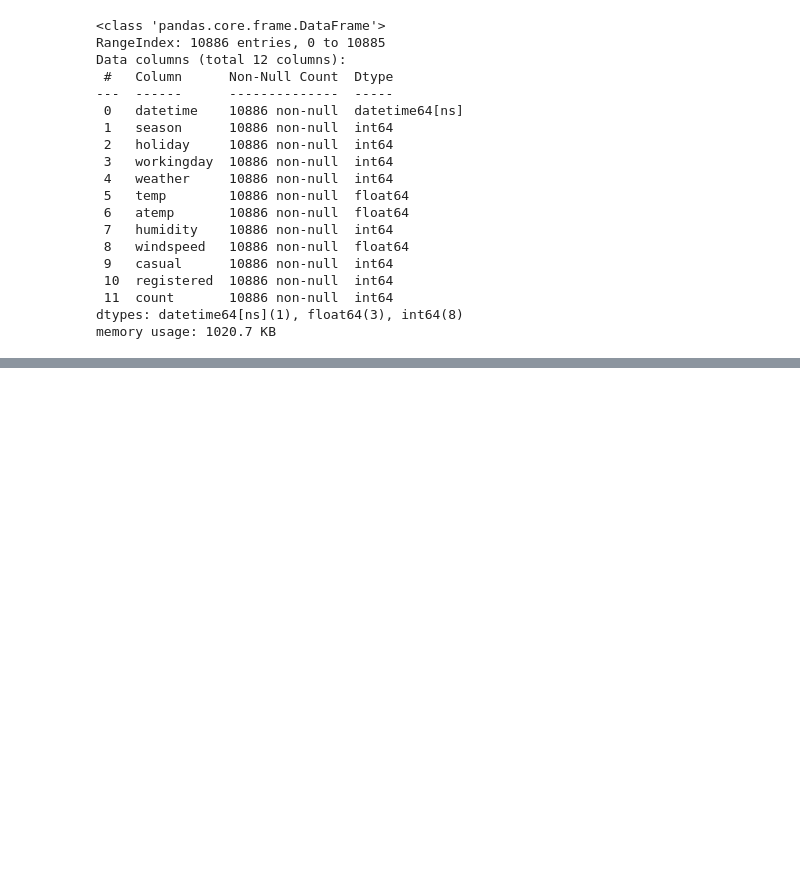
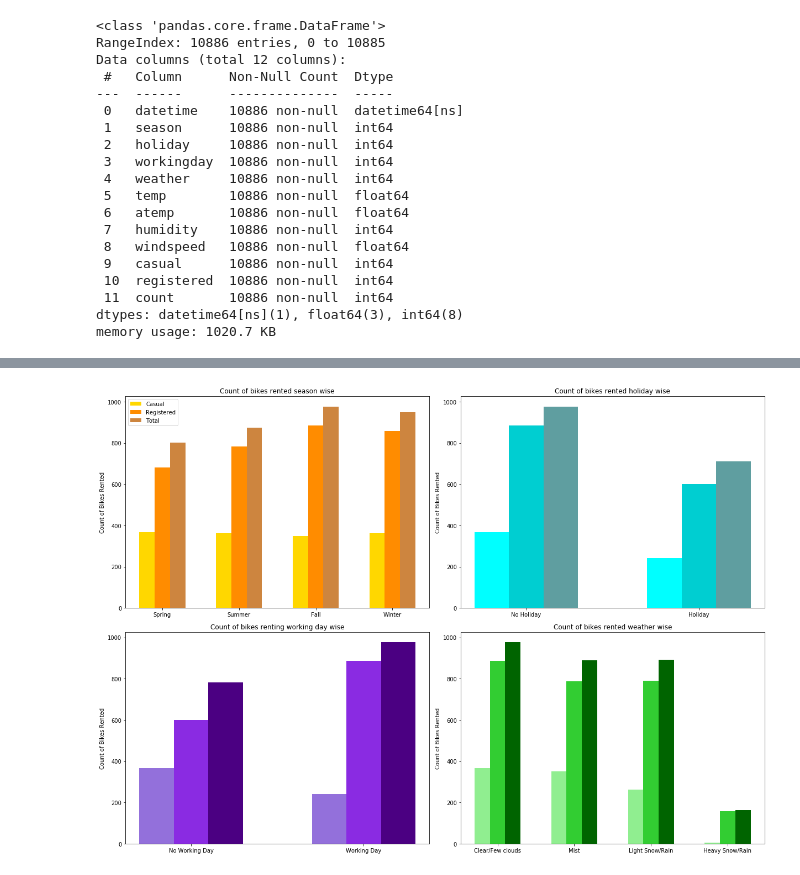
Before and after one commit to Mrunali95/Sharing-Bike-Rental-Analysis-and-Prediction, a Jupyter notebook: Bike.ipynb, the cells around one changed output, grey strips where cells are left out. Saved outputs shown, nothing was run; the diff lists cells and outputs as text; code cells hidden in the pictures; blank space fills up the shorter version.

```diff
--- a/Bike.ipynb
+++ b/Bike.ipynb
@@ -191,0 +71,8 @@ array([92.76597555, 79.88338911, 79.88338911, ..., 91.3772732 ,
+# %%
+train['datetime']= pd.to_datetime(train['datetime'])
+test['datetime']= pd.to_datetime(test['datetime'])
+
+## Getting hour when the bike was rented and storing in column 'hour'
+train.loc[:, ('hour')] = train.datetime.dt.hour
+test.loc[:, ('hour')] = train.datetime.dt.hour
+train.head()
@@ -191,0 +86,52 @@ array([92.76597555, 79.88338911, 79.88338911, ..., 91.3772732 ,
+# %%
+## Visualization of count of rented bikes seasonwise, weatherwise, holidaywise and working daywise
+## bar plot contains three bars: casual count(casualy rented bikes), registered count(bikes rented by registered users) and
+## total count of bikes rented
+
+f, axarr = plt.subplots(2, 2, figsize=(17, 12))
+bar_width = 0.2
+
+## 1st plot
+plt.subplot(2,2,1)
+_ = plt.bar(train['season'], train['casual'], bar_width,color='gold',label='Casual')
+_ = plt.bar(train['season'] + bar_width, train['registered'], bar_width,color='darkorange',label='Registered')
+_ = plt.bar(train['season'] + bar_width + bar_width, train['count'], bar_width,color='peru',label='Total')
+plt.title('Count of bikes rented season wise')
+plt.ylabel('Count of Bikes Rented')
+plt.xticks([1.2,2.2,3.2,4.2], ('Spring', 'Summer', 'Fall', 'Winter'))
+plt.legend()
+
+##2nd plot
+plt.subplot(2,2,2)
+day = ('No Holiday', 'Holiday')
+_ = plt.bar(train['holiday'], train['casual'], bar_width,color='aqua',label='Casual')
+_ = plt.bar(train['holiday'] + bar_width, train['registered'], bar_width,color='darkturquoise',label='Registered')
+_ = plt.bar(train['holiday'] + bar_width + bar_width, train['count'], bar_width,color='cadetblue',label='Total')
+_ = plt.title("Count of bikes rented holiday wise")
+_ = plt.xticks([0.2,1.2], day)
+_ = plt.ylabel('Count of Bikes Rented')
+
+##3nd plot
+plt.subplot(2,2,3)
+day = ('No Working Day', 'Working Day')
+_ = plt.bar(train['workingday'], train['casual'], bar_width,color='mediumpurple',label='Casual')
+_ = plt.bar(train['workingday'] + bar_width, train['registered'], bar_width,color='blueviolet',label='Registered')
+_ = plt.bar(train['workingday'] + bar_width + bar_width, train['count'], bar_width,color='indigo',label='Total')
+_ = plt.title("Count of bikes renting working day wise")
+_ = plt.xticks([0.2,1.2], day)
+_ = plt.ylabel('Count of Bikes Rented')
+
+## 4st plot
+plt.subplot(2,2,4)
+weather = ('Clear/Few clouds', 'Mist', 'Light Snow/Rain', 'Heavy Snow/Rain')
+_ = plt.bar(train['weather'], train['casual'], bar_width,color='lightgreen',label='Casual')
+_ = plt.bar(train['weather'] + bar_width, train['registered'], bar_width,color='limegreen',label='Registered')
+_ = plt.bar(train['weather'] + bar_width + bar_width, train['count'], bar_width,color='darkgreen',label='Total')
+_ = plt.title("Count of bikes rented weather wise")
+_ = plt.xticks([1.2,2.2,3.2,4.2], weather)
+_ = plt.ylabel('Count of Bikes Rented')
+
+plt.tight_layout()
+plt.show()
+# %% [output]
+[figure, added]
```
Also changed, not shown: parts of 39 cells of this notebook.
